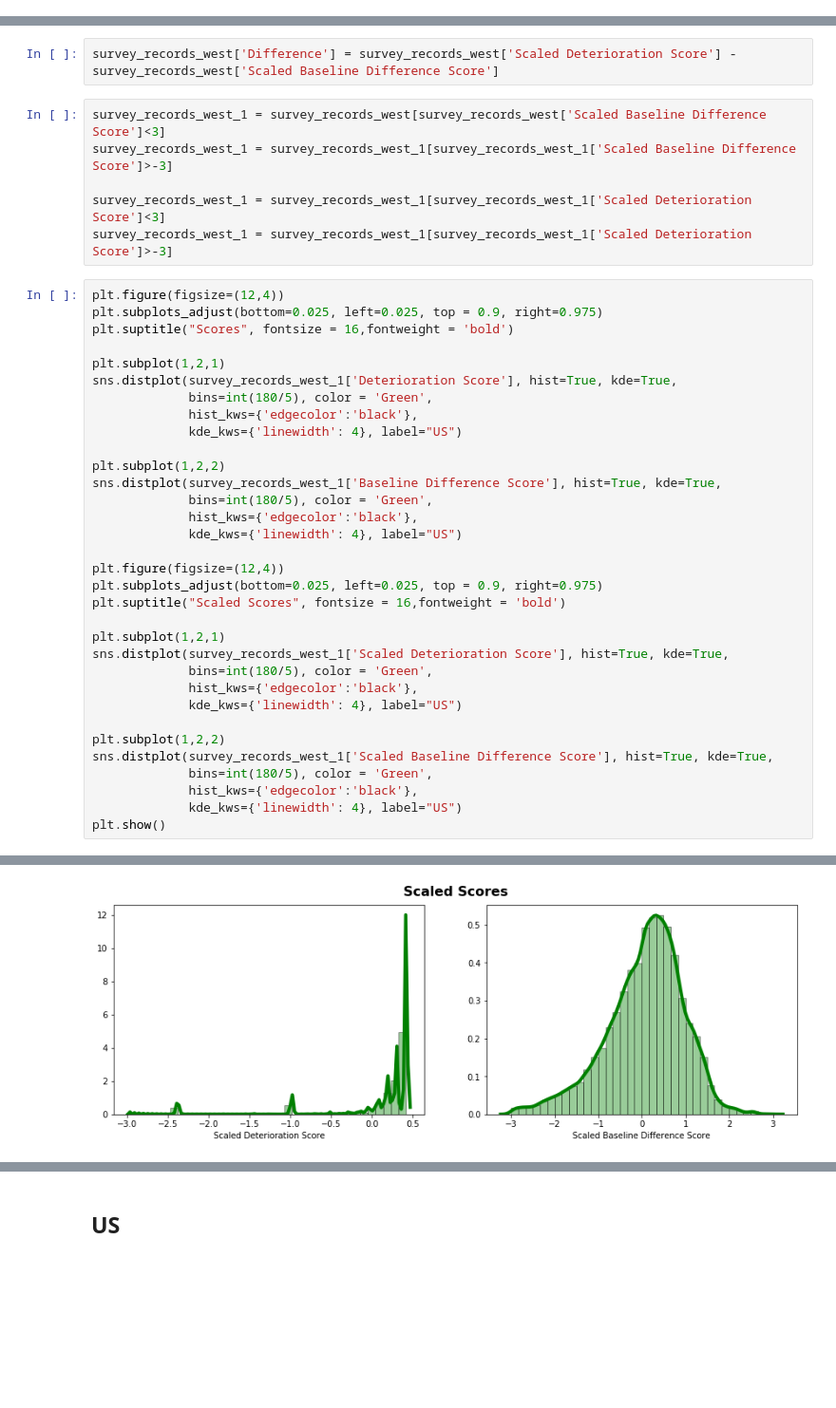
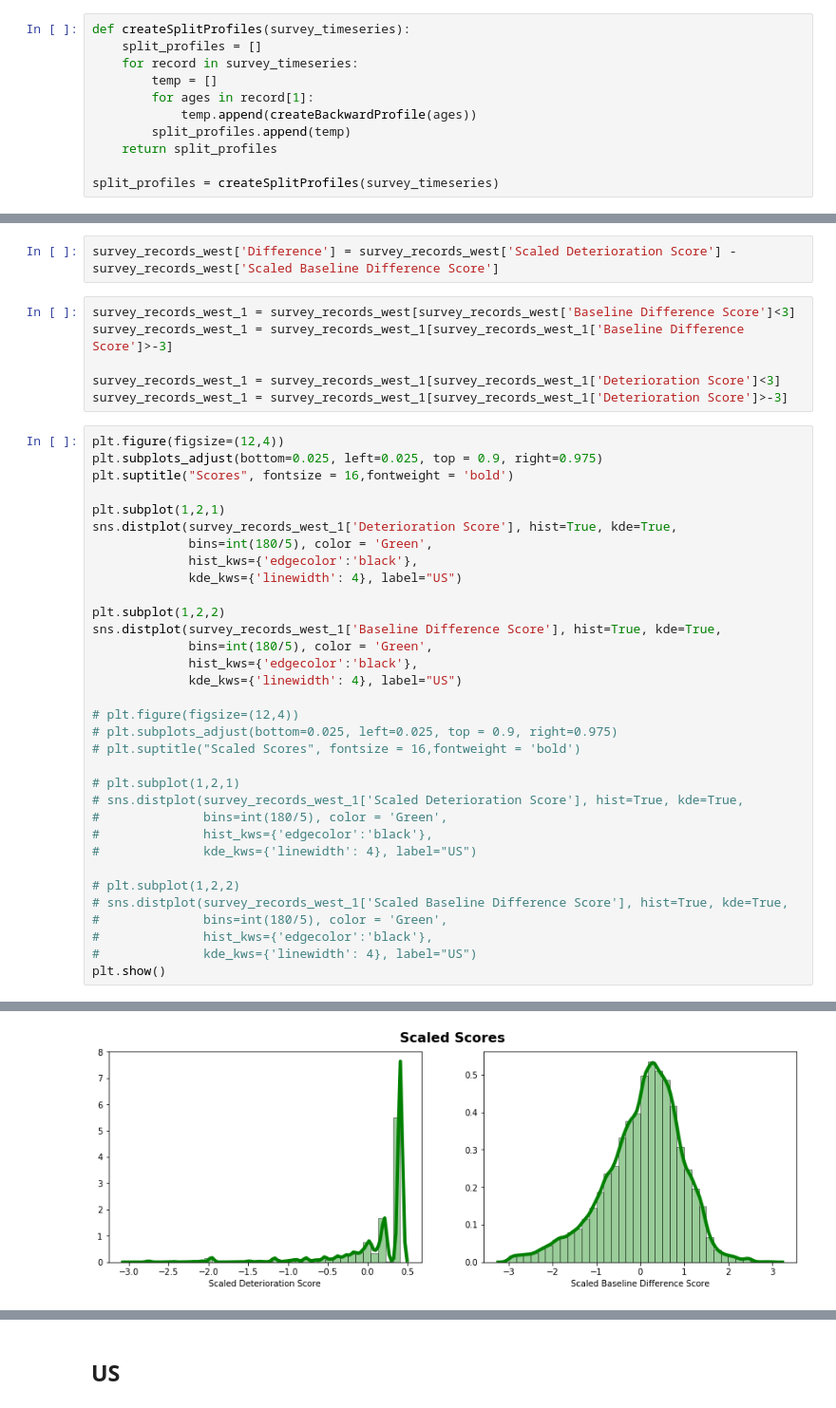
Before and after one commit to kaleoyster/thesis, a Jupyter notebook: methods/Baseline Score and Deterioration Score.ipynb, the cells around one changed output, grey strips where cells are left out. Shown at 95% size. Drawn from its saved outputs; the diff is of its cells as text; blank space fills up the shorter version.

Commit message:
changed slope and added splitbackwardsmethods

```diff
--- a/methods/Baseline Score and Deterioration Score.ipynb
+++ b/methods/Baseline Score and Deterioration Score.ipynb
@@ -511,0 +629,11 @@ survey_timeseries = createTimeseries(survey_records)
+# %%
+def createSplitProfiles(survey_timeseries):
+    split_profiles = []
+    for record in survey_timeseries:
+        temp = []
+        for ages in record[1]:
+            temp.append(createBackwardProfile(ages))
+        split_profiles.append(temp)
+    return split_profiles
+
+split_profiles = createSplitProfiles(survey_timeseries)
@@ -800,11 +988,11 @@ See the caveats in the documentation: http://pandas.pydata.org/pandas-docs/stabl
 # %%
 survey_records_west['Difference'] = survey_records_west['Scaled Deterioration Score'] - survey_records_west['Scaled Baseline Difference Score']
 # %%
-survey_records_west_1 = survey_records_west[survey_records_west['Scaled Baseline Difference Score']<3]
-survey_records_west_1 = survey_records_west_1[survey_records_west_1['Scaled Baseline Difference Score']>-3]
+survey_records_west_1 = survey_records_west[survey_records_west['Baseline Difference Score']<3]
+survey_records_west_1 = survey_records_west_1[survey_records_west_1['Baseline Difference Score']>-3]
 
-survey_records_west_1 = survey_records_west_1[survey_records_west_1['Scaled Deterioration Score']<3]
-survey_records_west_1 = survey_records_west_1[survey_records_west_1['Scaled Deterioration Score']>-3]
+survey_records_west_1 = survey_records_west_1[survey_records_west_1['Deterioration Score']<3]
+survey_records_west_1 = survey_records_west_1[survey_records_west_1['Deterioration Score']>-3]
 # %%
 plt.figure(figsize=(12,4))
 plt.subplots_adjust(bottom=0.025, left=0.025, top = 0.9, right=0.975)
@@ -822,20 +1010,20 @@ sns.distplot(survey_records_west_1['Baseline Difference Score'], hist=True, kde=
              hist_kws={'edgecolor':'black'},
              kde_kws={'linewidth': 4}, label="US")
 
-plt.figure(figsize=(12,4))
-plt.subplots_adjust(bottom=0.025, left=0.025, top = 0.9, right=0.975)
-plt.suptitle("Scaled Scores", fontsize = 16,fontweight = 'bold')
+# plt.figure(figsize=(12,4))
+# plt.subplots_adjust(bottom=0.025, left=0.025, top = 0.9, right=0.975)
+# plt.suptitle("Scaled Scores", fontsize = 16,fontweight = 'bold')
 
-plt.subplot(1,2,1)
-sns.distplot(survey_records_west_1['Scaled Deterioration Score'], hist=True, kde=True,
-             bins=int(180/5), color = 'Green',
-             hist_kws={'edgecolor':'black'},
-             kde_kws={'linewidth': 4}, label="US")
+# plt.subplot(1,2,1)
+# sns.distplot(survey_records_west_1['Scaled Deterioration Score'], hist=True, kde=True,
+#              bins=int(180/5), color = 'Green',
+#              hist_kws={'edgecolor':'black'},
+#              kde_kws={'linewidth': 4}, label="US")
 
-plt.subplot(1,2,2)
-sns.distplot(survey_records_west_1['Scaled Baseline Difference Score'], hist=True, kde=True,
-             bins=int(180/5), color = 'Green',
-             hist_kws={'edgecolor':'black'},
-             kde_kws={'linewidth': 4}, label="US")
+# plt.subplot(1,2,2)
+# sns.distplot(survey_records_west_1['Scaled Baseline Difference Score'], hist=True, kde=True,
+#              bins=int(180/5), color = 'Green',
+#              hist_kws={'edgecolor':'black'},
+#              kde_kws={'linewidth': 4}, label="US")
 plt.show()
 # %% [output]
@@ -843 +1031 @@ plt.show()
-[figure, old version]
+[figure, new version]
```
Also changed, not shown: parts of 37 cells of this notebook.
